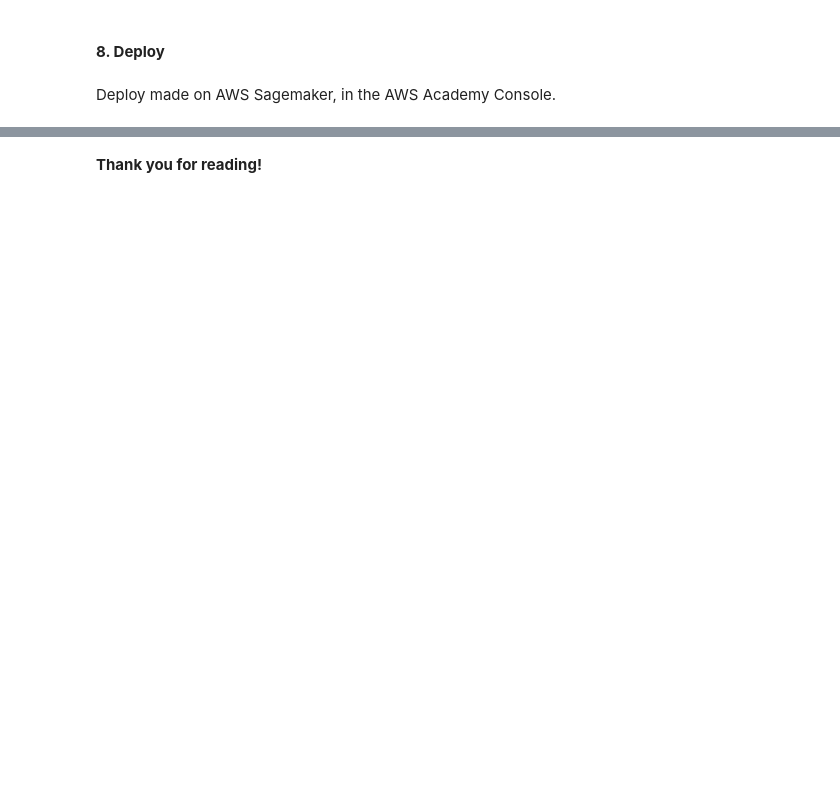
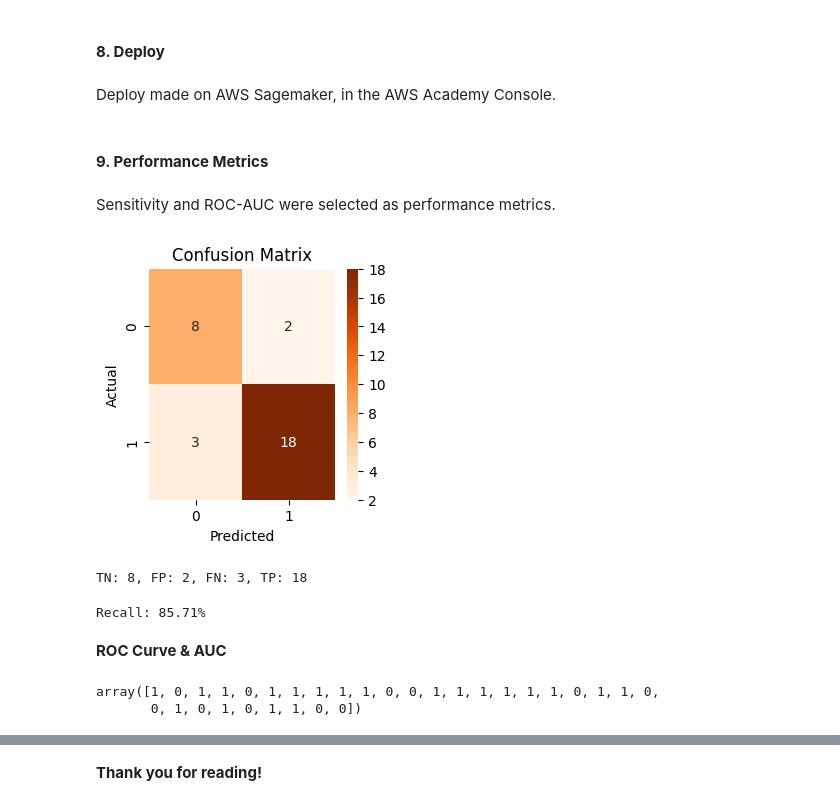
Before and after one commit to PedroFlorencioNeto/vertebral-analysis, a Jupyter notebook: notebooks/VertebralColumnClassificator.ipynb, the cells around one changed output, grey strips where cells are left out. Drawn from its saved outputs; the diff is of its cells as text; code cells hidden in the pictures; blank space fills up the shorter version.

Commit message:
feat: add model performance analysis

```diff
--- a/notebooks/VertebralColumnClassificator.ipynb
+++ b/notebooks/VertebralColumnClassificator.ipynb
@@ -382,3 +388,35 @@ f1_score*100
 #### <b> 8. Deploy
 # %% [markdown]
 Deploy made on AWS Sagemaker, in the AWS Academy Console.
+# %% [markdown]
+#### <b>9. Performance Metrics
+# %% [markdown]
+Sensitivity and ROC-AUC were selected as performance metrics.
+# %%
+predictions_on_test = model.predict(X_test)
+# %%
+cm_final_model = pd.crosstab(y_test, predictions_on_test, rownames=['Actual'], colnames=['Predicted'])
+plt.figure(figsize=(3, 3))
+sns.heatmap(cm_final_model, annot=True, fmt='d', cmap='Oranges')
+plt.title('Confusion Matrix')
+plt.show()
+# %% [output]
+[figure, added]
+# %%
+TN, FP, FN, TP = cm_final_model.values.ravel()
+print(f'TN: {TN}, FP: {FP}, FN: {FN}, TP: {TP}')
+# %% [output]
+TN: 8, FP: 2, FN: 3, TP: 18
+# %%
+recall = round(float(TP)/(TP+FN)*100,2)
+print(f'Recall: {recall}%')
+# %% [output]
+Recall: 85.71%
+# %% [markdown]
+<b>ROC Curve & AUC
+# %%
+test_labels = y_test.values
+target_predicted = predictions_on_test
+# %% [output]
+array([1, 0, 1, 1, 0, 1, 1, 1, 1, 1, 0, 0, 1, 1, 1, 1, 1, 1, 0, 1, 1, 0,
+       0, 1, 0, 1, 0, 1, 1, 0, 0])
```
Also changed, not shown: parts of 23 cells of this notebook.
